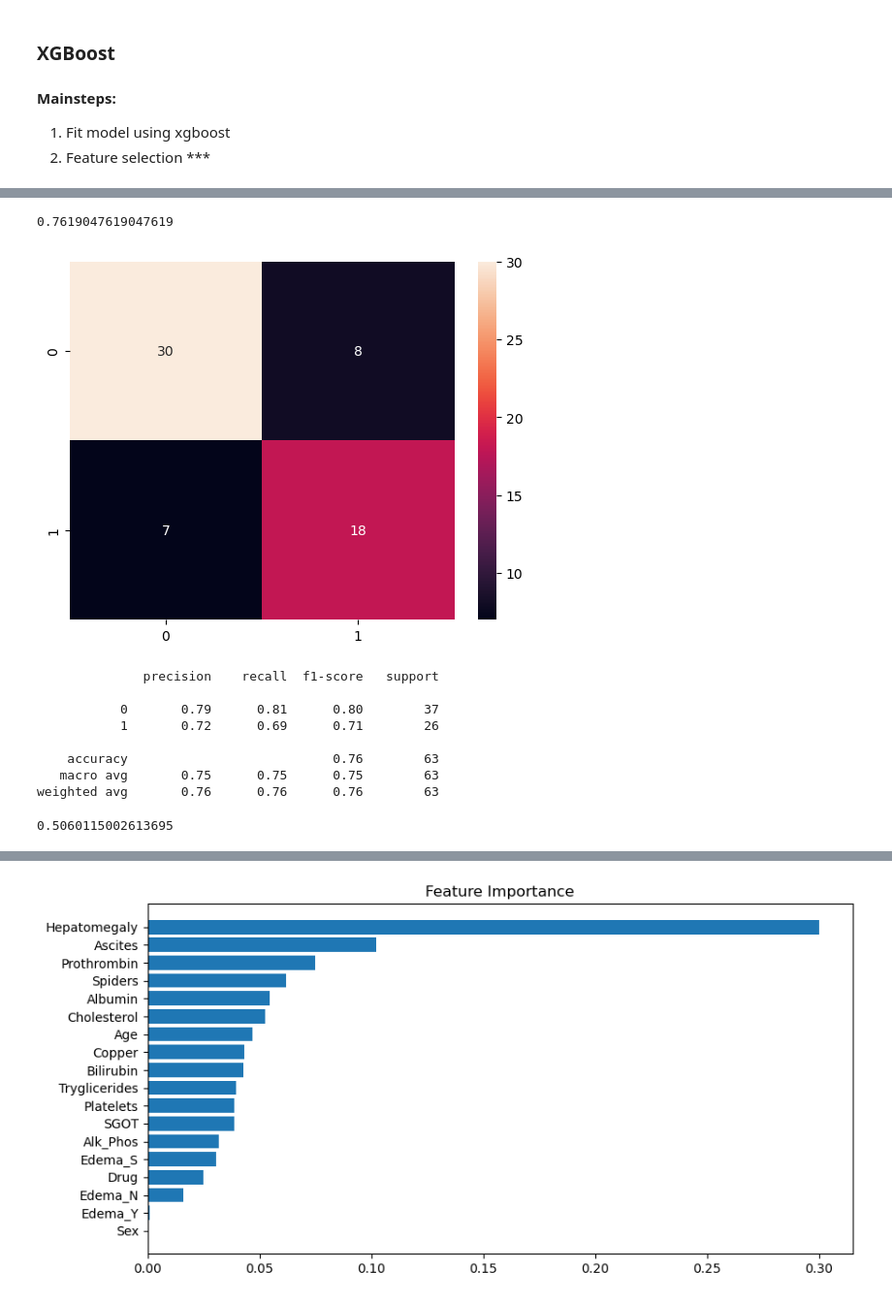
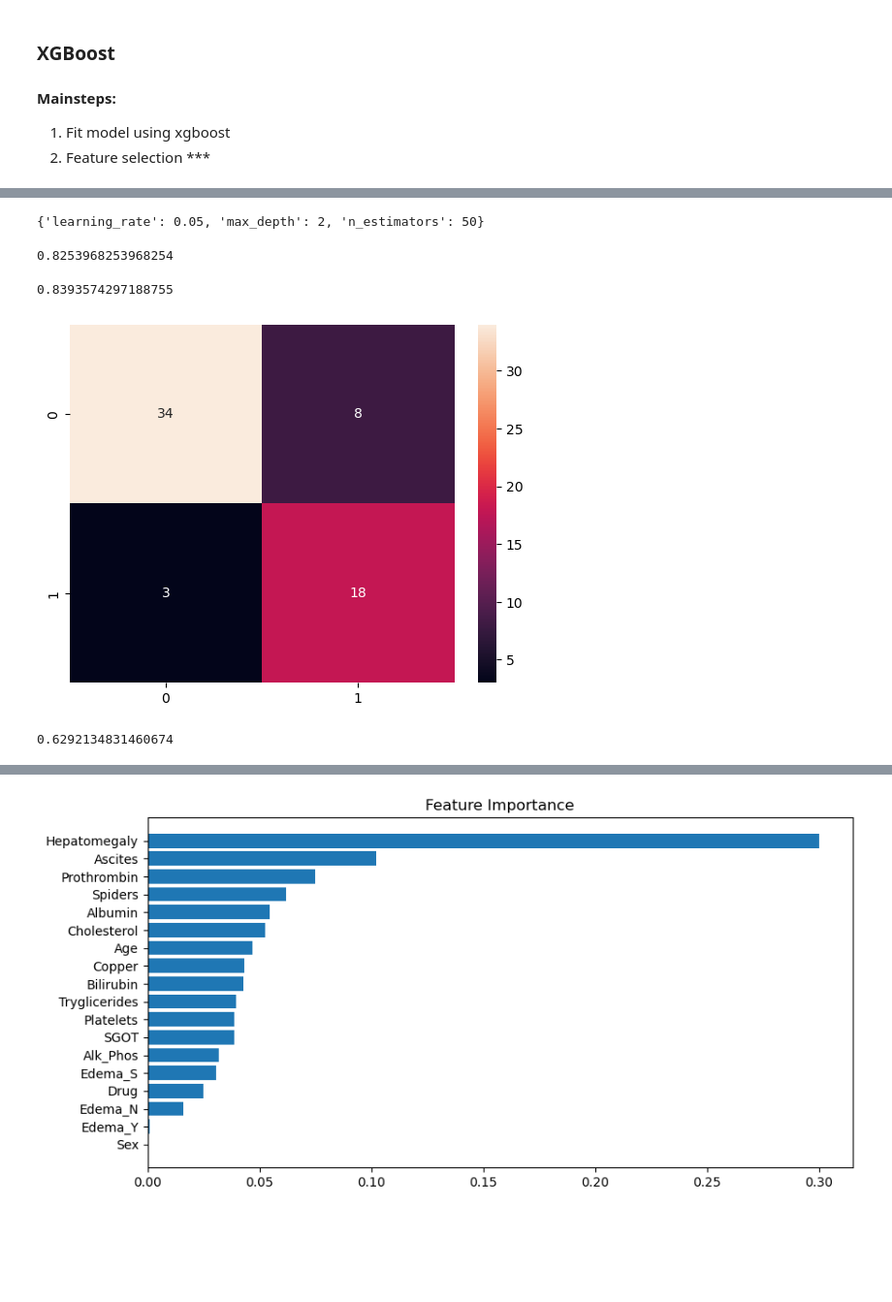
Before and after one commit to YixuanJiao04/Breast-Cancer-Classification, a Jupyter notebook: Liver-Cirhosis-Prediction.ipynb, the cells around one changed output, grey strips where cells are left out. Shown: that part at 97% size. Cells and saved outputs as stored; diff of their text form; code cells hidden in the pictures; blank space fills up the shorter version.

```diff
--- a/Liver-Cirhosis-Prediction.ipynb
+++ b/Liver-Cirhosis-Prediction.ipynb
@@ -148,5 +233,4 @@ from sklearn.model_selection import train_test_split
 X_xgb_train, X_xgb_test, y_xgb_train, y_xgb_test = train_test_split(features, target, test_size=0.2, random_state=1)
 # %%
 import xgboost as xgb
-model = xgb.XGBClassifier(n_estimators=100, max_depth=10, eta=0.05)
-model.fit(X_xgb_train, y_xgb_train)
+xgb_model = xgb.XGBClassifier(objective= 'binary:logistic')
@@ -170,0 +237,14 @@ rmse
+# %%
+param_grid = {
+    'max_depth': range (2, 10, 1),
+    'n_estimators': range(50, 400, 50),
+    'learning_rate': [0.005,0.01,0.05,0.1]
+}
+grid_xgb = GridSearchCV(
+    estimator=xgb_model,
+    param_grid=param_grid,
+    scoring = 'accuracy',
+    n_jobs = -10,
+    cv = 10
+)
+grid_xgb.fit(X_xgb_train, y_xgb_train)
@@ -171,28 +269,24 @@ rmse
+# %%
+print(grid_xgb.best_params_)
+# %% [output]
+{'learning_rate': 0.05, 'max_depth': 2, 'n_estimators': 50}
 # %%
-from sklearn.metrics import accuracy_score
-accuracy_score(model.predict(X_xgb_test),y_xgb_test)
+accuracy_score(grid_xgb.best_estimator_.predict(X_xgb_test),y_xgb_test)
 # %% [output]
-0.7619047619047619
+0.8253968253968254
+# %%
+accuracy_score(grid_xgb.best_estimator_.predict(X_xgb_train),y_xgb_train)
+# %% [output]
+0.8393574297188755
 # %%
 from sklearn.metrics import confusion_matrix, classification_report
-cm = confusion_matrix(model.predict(X_xgb_test),y_xgb_test)
+cm = confusion_matrix(grid_xgb.best_estimator_.predict(X_xgb_test),y_xgb_test)
 sns.heatmap(cm, annot=True)
 plt.show()
 # %% [output]
-[figure, old version]
+[figure, new version]
-# %%
-print(classification_report(y_xgb_test,model.predict(X_xgb_test)))
-# %% [output]
-              precision    recall  f1-score   support
-
-           0       0.79      0.81      0.80        37
-           1       0.72      0.69      0.71        26
-
-    accuracy                           0.76        63
-   macro avg       0.75      0.75      0.75        63
-weighted avg       0.76      0.76      0.76        63
 # %%
 from sklearn.metrics import cohen_kappa_score
-cohen_kappa_score(model.predict(X_xgb_test),y_xgb_test)
+cohen_kappa_score(grid_xgb.best_estimator_.predict(X_xgb_test),y_xgb_test)
 # %% [output]
-0.5060115002613695
+0.6292134831460674
```
Also changed, not shown: parts of 36 cells of this notebook.
